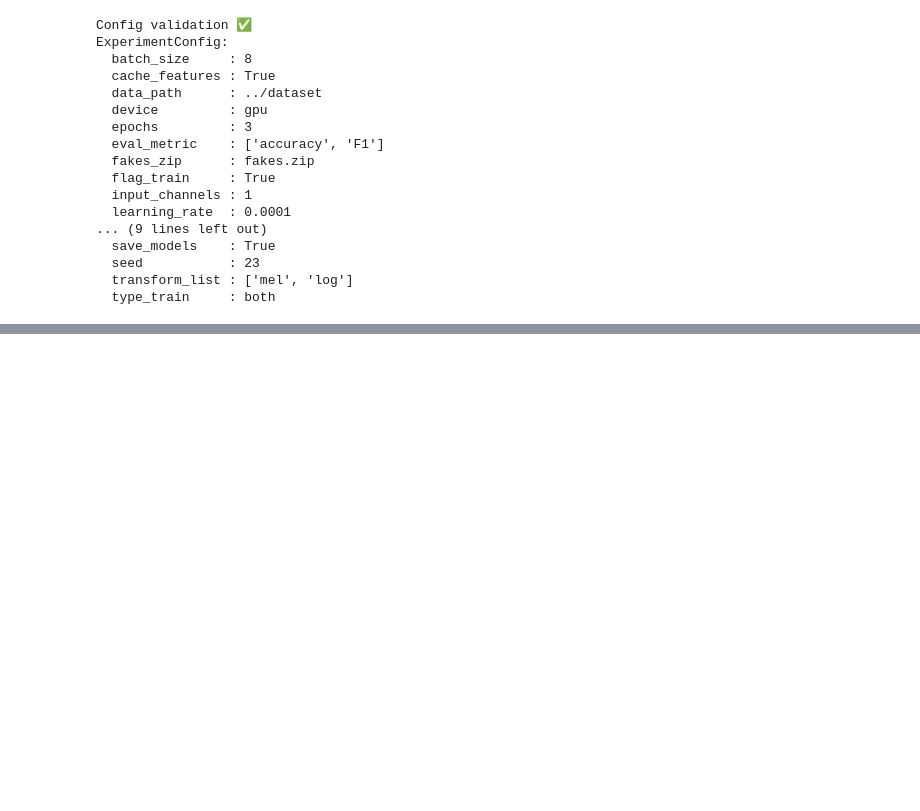
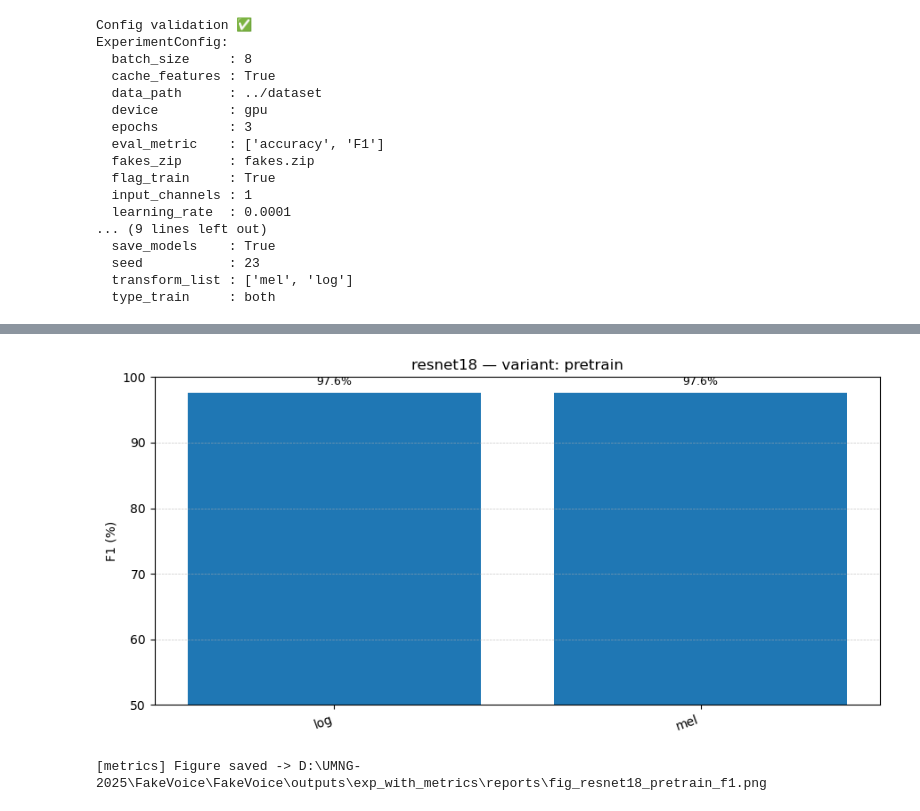
Before and after one commit to DEEP-CGPS/FakeVoiceFinder, a Jupyter notebook: notebooks/Example_basic_experiment.ipynb, the cells around one changed output, grey strips where cells are left out. Saved outputs shown, nothing was run; the diff lists cells and outputs as text; code cells hidden in the pictures; blank space fills up the shorter version.

```diff
--- a/notebooks/Example_basic_experiment.ipynb
+++ b/notebooks/Example_basic_experiment.ipynb
@@ -176,0 +237,6 @@ Best checkpoints stored in: D:/UMNG-2025/FakeVoice/FakeVoice/outputs/exp_bench_v
+# %%
+rep.plot_variants_for_model(df, model="resnet18", variant="pretrain", metric="f1",
+                              y_min=50, y_max=100, out_name="fig_resnet18_pretrain_f1.png")
+# %% [output]
+[figure, added]
+[metrics] Figure saved -> D:\UMNG-2025\FakeVoice\FakeVoice\outputs\exp_with_metrics\reports\fig_resnet18_pretrain_f1.png
```
Also changed, not shown: parts of 9 cells of this notebook.
